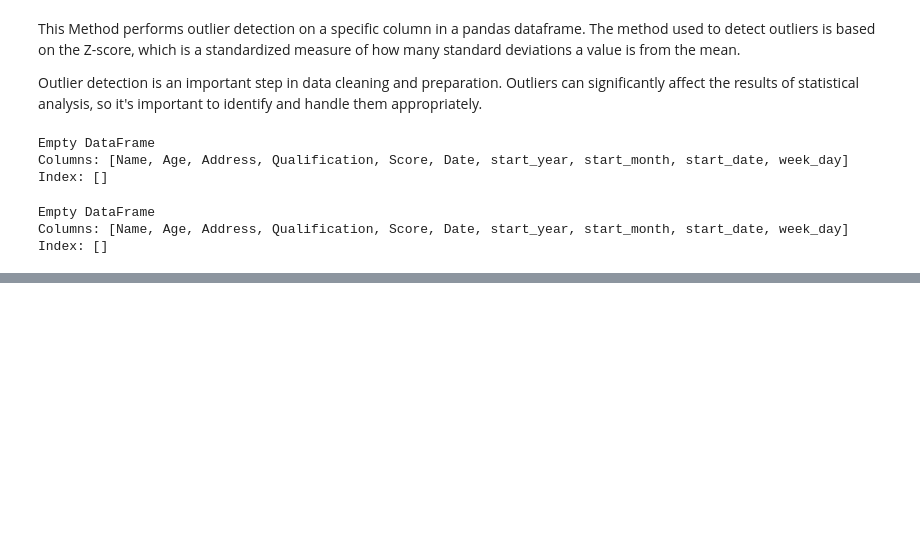
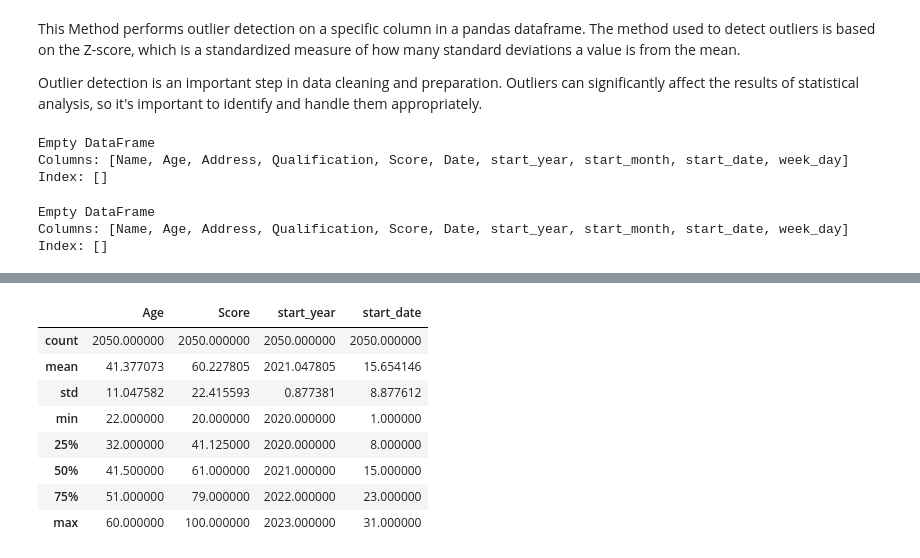
Before and after one commit to roshancharlie/Python-Code, a Jupyter notebook: Pandas Data Exploration and Data Cleaning.ipynb, the cells around one changed output, grey strips where cells are left out. Saved outputs shown, nothing was run; the diff lists cells and outputs as text; code cells hidden in the pictures; blank space fills up the shorter version.

```diff
--- a/Pandas Data Exploration and Data Cleaning.ipynb
+++ b/Pandas Data Exploration and Data Cleaning.ipynb
@@ -529,0 +539,12 @@ df.head()
+# %%
+df.describe()
+# %% [output]
+|  | Age | Score | start_year | start_date |
+| count | 2050.000000 | 2050.000000 | 2050.000000 | 2050.000000 |
+| mean | 41.377073 | 60.227805 | 2021.047805 | 15.654146 |
+| std | 11.047582 | 22.415593 | 0.877381 | 8.877612 |
+| min | 22.000000 | 20.000000 | 2020.000000 | 1.000000 |
+| 25% | 32.000000 | 41.125000 | 2020.000000 | 8.000000 |
+| 50% | 41.500000 | 61.000000 | 2021.000000 | 15.000000 |
+| 75% | 51.000000 | 79.000000 | 2022.000000 | 23.000000 |
+| max | 60.000000 | 100.000000 | 2023.000000 | 31.000000 |
```
Also changed, not shown: parts of 30 cells of this notebook.
